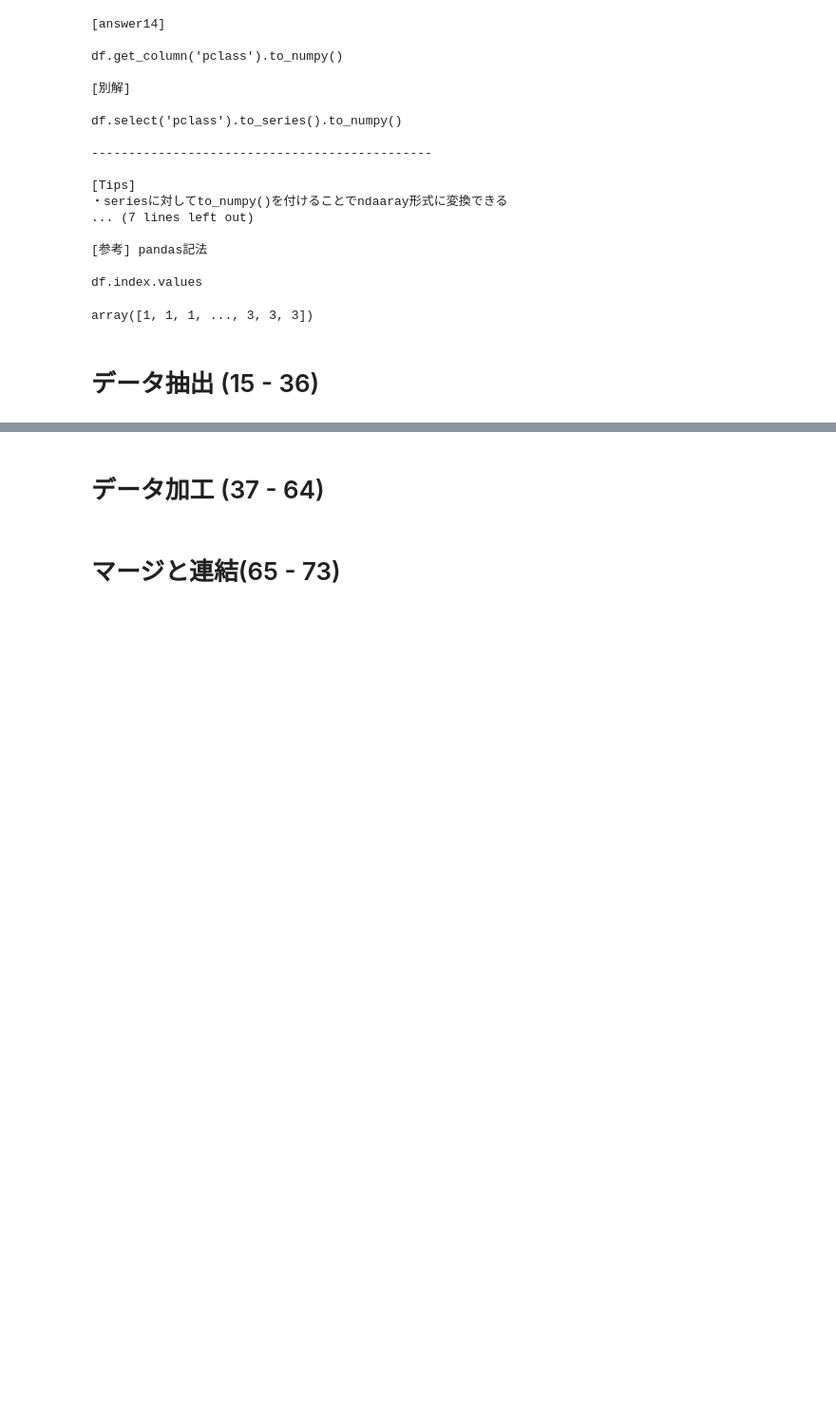
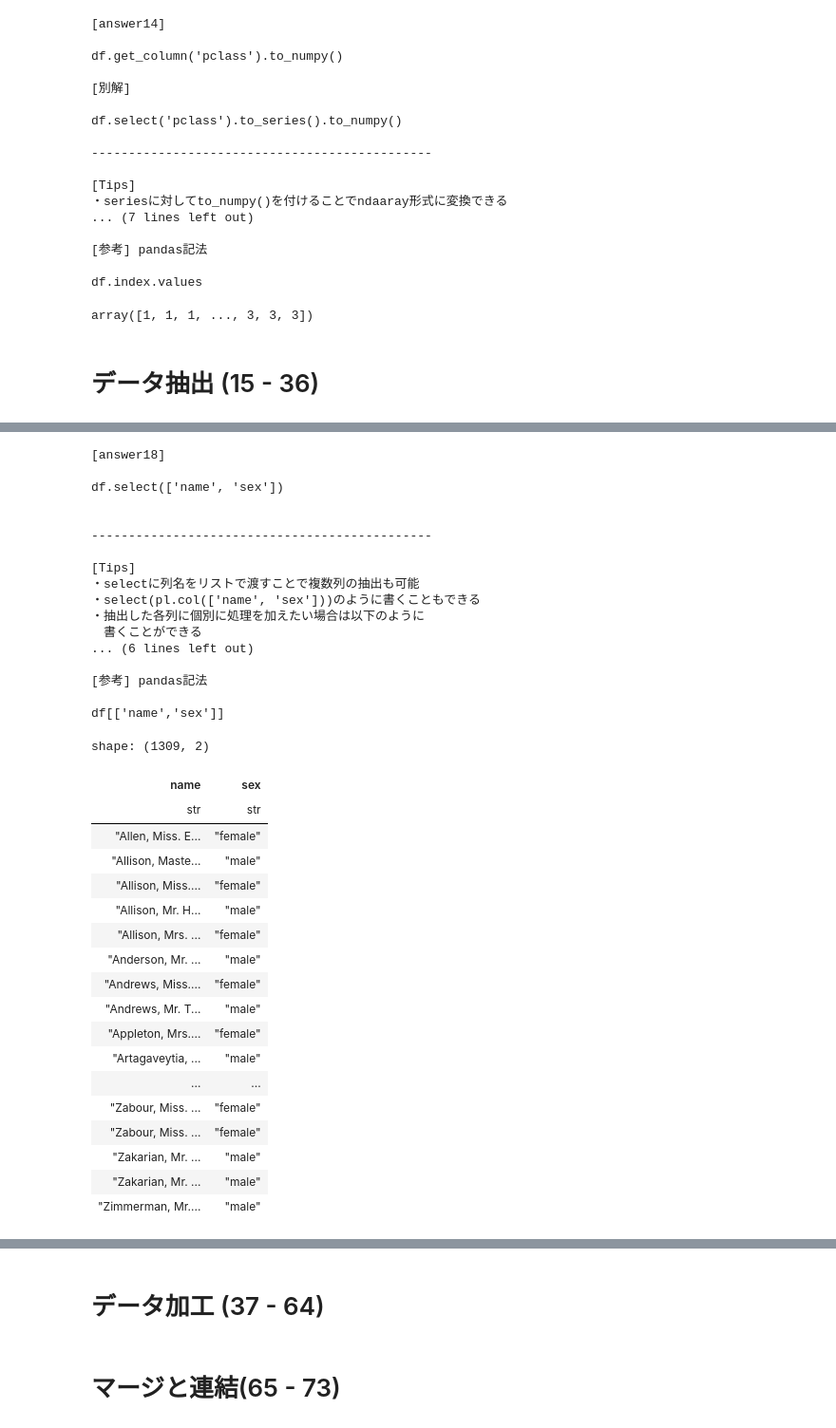
Before and after one commit to yamagatafairy/Polars_100_knocks, a Jupyter notebook: 01_Polars_100_Knocks_for_colab.ipynb, the cells around one changed output, grey strips where cells are left out. Shown: that part at 95% size. Drawn from its saved outputs; the diff is of its cells as text; code cells hidden in the pictures; blank space fills up the shorter version.

```diff
--- a/01_Polars_100_Knocks_for_colab.ipynb
+++ b/01_Polars_100_Knocks_for_colab.ipynb
@@ -525,8 +637,46 @@ df = initialize1() #初期化
 # %%
 # 【18】
 # selectを用いてdfのnameとsexの列のみ表示
-#print(ans[18]) #解答表示
+print(ans[18]) #解答表示
 df = initialize1() #初期化
+df.select(['name', 'sex'])
+# %% [output]
+[answer18]
+
+df.select(['name', 'sex'])
+
+
+----------------------------------------------
+
+[Tips]
+・selectに列名をリストで渡すことで複数列の抽出も可能
+・select(pl.col(['name', 'sex']))のように書くこともできる
+・抽出した各列に個別に処理を加えたい場合は以下のように
+　書くことができる
+... (6 lines left out)
+
+[参考] pandas記法
+
+df[['name','sex']]
+shape: (1309, 2)
+| name | sex |
+| str | str |
+| "Allen, Miss. E... | "female" |
+| "Allison, Maste... | "male" |
+| "Allison, Miss.... | "female" |
+| "Allison, Mr. H... | "male" |
+| "Allison, Mrs. ... | "female" |
+| "Anderson, Mr. ... | "male" |
+| "Andrews, Miss.... | "female" |
+| "Andrews, Mr. T... | "male" |
+| "Appleton, Mrs.... | "female" |
+| "Artagaveytia, ... | "male" |
+| ... | ... |
+| "Zabour, Miss. ... | "female" |
+| "Zabour, Miss. ... | "female" |
+| "Zakarian, Mr. ... | "male" |
+| "Zakarian, Mr. ... | "male" |
+| "Zimmerman, Mr.... | "male" |
 # %%
 # 【19】
 # get_columnを用いてdfのnameとsexの列のみ表示
```
Also changed, not shown: parts of 5 cells of this notebook.
